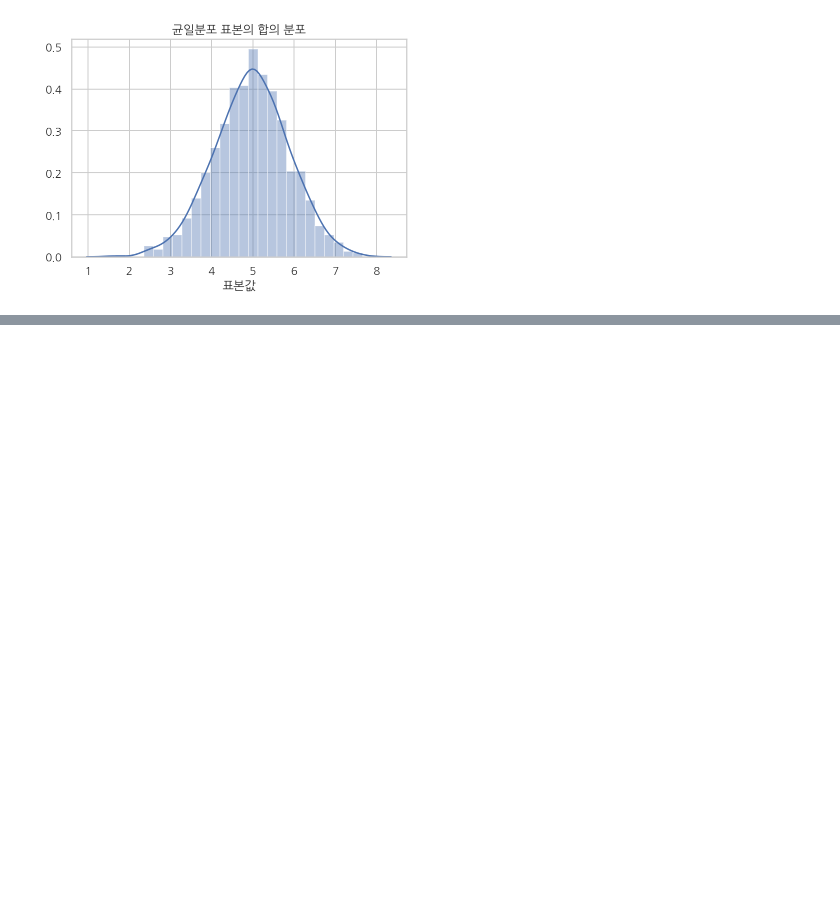
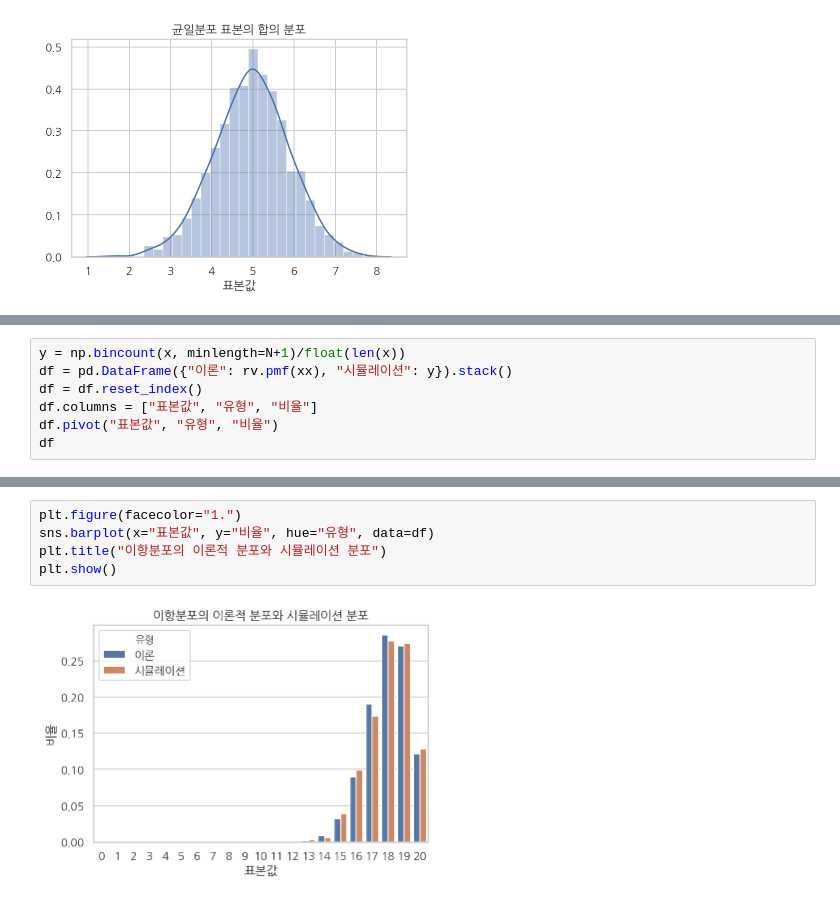
Before and after one commit to whguswls58/TIL, a Jupyter notebook: math/200509_mathclass.ipynb, the cells around one changed output, grey strips where cells are left out. Cells and saved outputs as stored; diff of their text form; blank space fills up the shorter version.

```diff
--- a/math/200509_mathclass.ipynb
+++ b/math/200509_mathclass.ipynb
@@ -51,0 +78,7 @@ plt.show()
+# %%
+y = np.bincount(x, minlength=N+1)/float(len(x))
+df = pd.DataFrame({"이론": rv.pmf(xx), "시뮬레이션": y}).stack()
+df = df.reset_index()
+df.columns = ["표본값", "유형", "비율"]
+df.pivot("표본값", "유형", "비율")
+df
@@ -51,0 +103,7 @@ plt.show()
+# %%
+plt.figure(facecolor="1.")
+sns.barplot(x="표본값", y="비율", hue="유형", data=df)
+plt.title("이항분포의 이론적 분포와 시뮬레이션 분포")
+plt.show()
+# %% [output]
+[figure, added]
```
Also changed, not shown: parts of 3 cells of this notebook.
